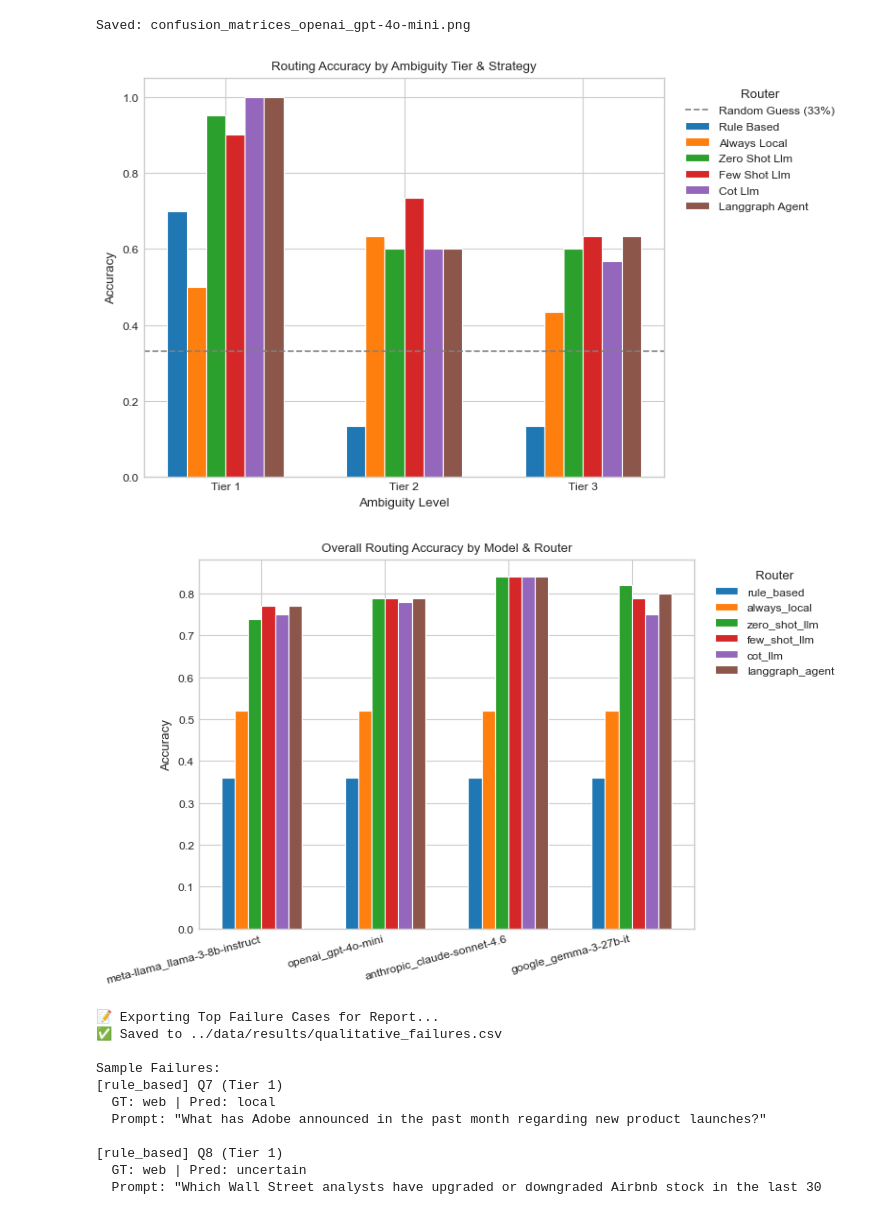
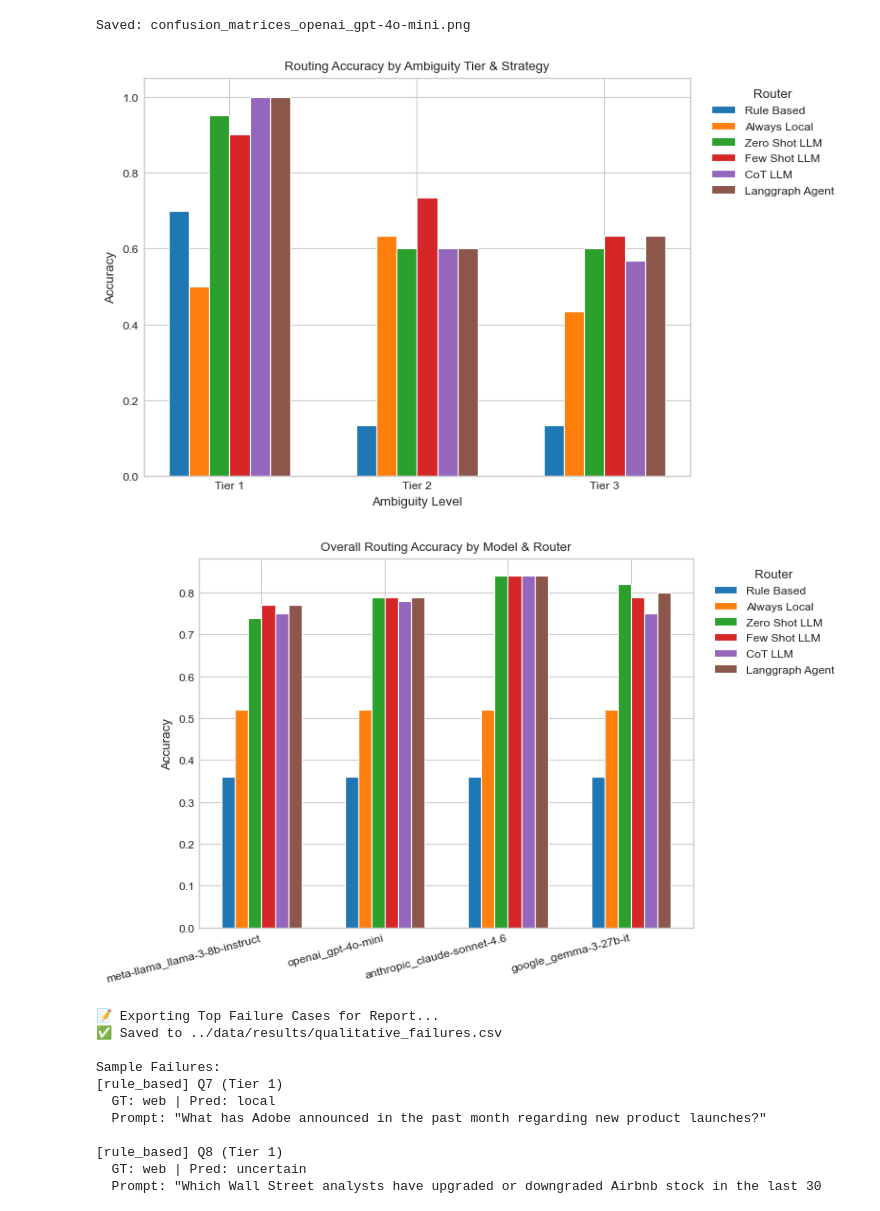
Before and after one commit to henil9794/GenAI-Agent-Routing-Evaluation, a Jupyter notebook: notebooks/03_visualizations.ipynb, the cells around one changed output. Cells and saved outputs as stored; diff of their text form; code cells hidden in the pictures.

Commit message:
updated visualization legend

```diff
--- a/notebooks/03_visualizations.ipynb
+++ b/notebooks/03_visualizations.ipynb
@@ -60,37 +60,36 @@ for tier in [1, 2, 3]:
     for router in routers:
         acc = (df[mask][router] == df[mask]["ground_truth"]).mean()
         tier_accuracies.append({
-            "router": router.replace("_tool", "").replace("_", " ").title(),
+            "router": router.replace("_tool", "").replace("_", " ").title().replace("Llm", "LLM").replace("Cot", "CoT"),
             "tier": f"Tier {tier}",
             "accuracy": acc
         })
 
 acc_df = pd.DataFrame(tier_accuracies)
 tier_labels = ["Tier 1", "Tier 2", "Tier 3"]
 router_labels = acc_df["router"].unique()
 x = np.arange(len(tier_labels))
 n = len(router_labels)
 width = 0.65 / n
 colors = plt.rcParams["axes.prop_cycle"].by_key()["color"]
 
 fig, ax = plt.subplots(figsize=(8, 5))
 for i, router in enumerate(router_labels):
     vals = [acc_df[(acc_df["router"] == router) & (acc_df["tier"] == t)]["accuracy"].values[0] for t in tier_labels]
     offset = (i - (n - 1) / 2) * width
     ax.bar(x + offset, vals, width, color=colors[i % len(colors)], label=router, edgecolor="white", linewidth=0.8)
 
-ax.axhline(y=0.33, color="gray", linestyle="--", label="Random Guess (33%)")
 ax.set_xticks(x)
 ax.set_xticklabels(tier_labels)
 ax.set_title("Routing Accuracy by Ambiguity Tier & Strategy")
 ax.set_ylabel("Accuracy")
 ax.set_xlabel("Ambiguity Level")
 ax.legend(title="Router", bbox_to_anchor=(1.02, 1), loc="upper left")
 plt.tight_layout()
 plt.savefig("../data/results/accuracy_vs_tier.png", dpi=300, bbox_inches="tight")
 plt.show()
 # %% [output]
-[figure, old version]
+[figure, new version]
 # %%
 all_csvs = list(RESULTS_DIR.glob("routing_results_*.csv"))
 if len(all_csvs) > 1:
@@ -100,7 +99,7 @@ if len(all_csvs) > 1:
         m_name = csv_p.stem.replace("routing_results_", "")
         for router in [c for c in temp_df.columns if c.endswith("_tool")]:
             acc = (temp_df[router] == temp_df["ground_truth"]).mean()
-            model_acc.append({"model": m_name, "router": router.replace("_tool", ""), "accuracy": acc})
+            model_acc.append({"model": m_name, "router": router.replace("_tool", "").replace("_", " ").title().replace("Llm", "LLM").replace("Cot", "CoT"), "accuracy": acc})
     comp_df = pd.DataFrame(model_acc)
 
     model_labels = comp_df["model"].unique()
@@ -125,7 +124,7 @@ if len(all_csvs) > 1:
     plt.savefig("../data/results/model_comparison.png", dpi=300, bbox_inches="tight")
     plt.show()
 # %% [output]
-[figure, old version]
+[figure, new version]
 # %%
 print("📝 Exporting Top Failure Cases for Report...")
 failures = []
```
Also changed, not shown: 5 other files.
